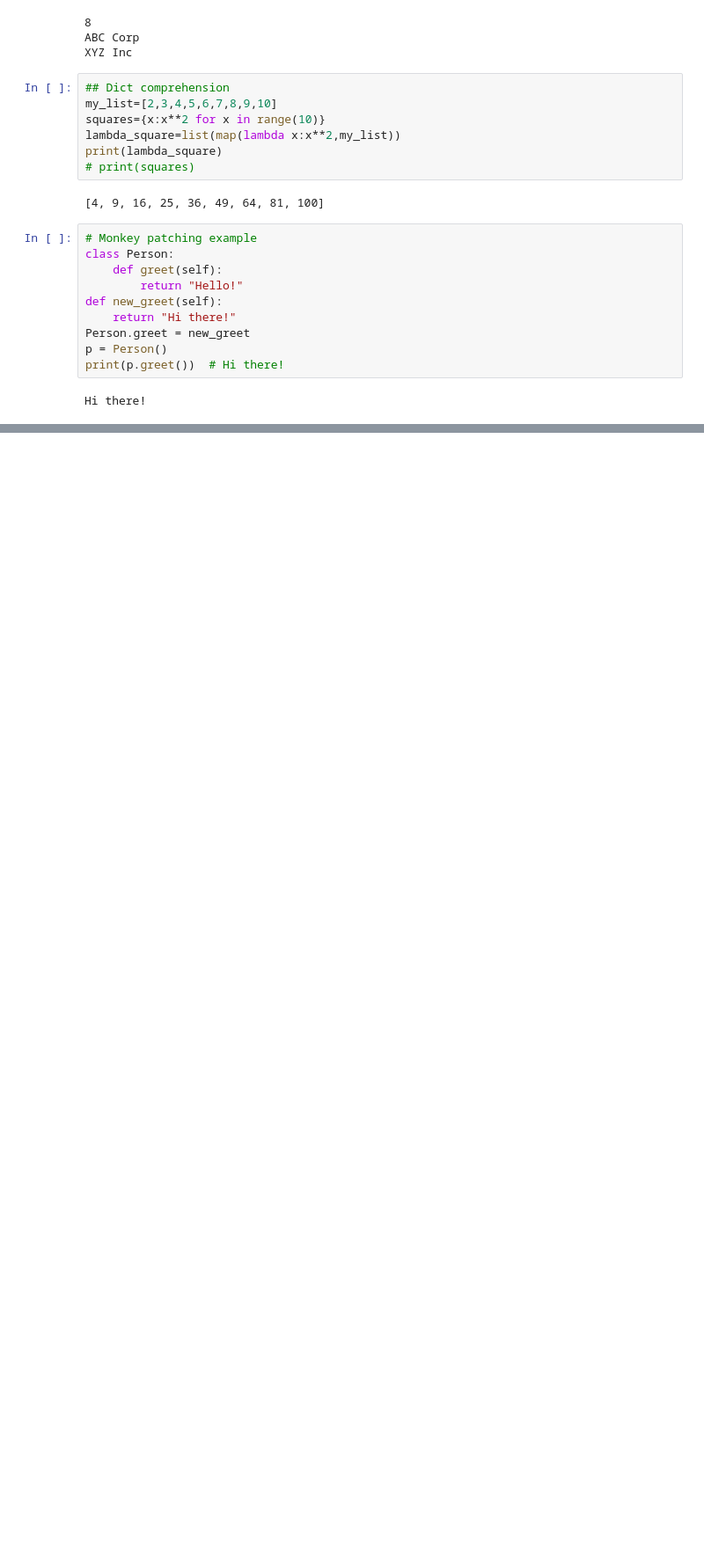
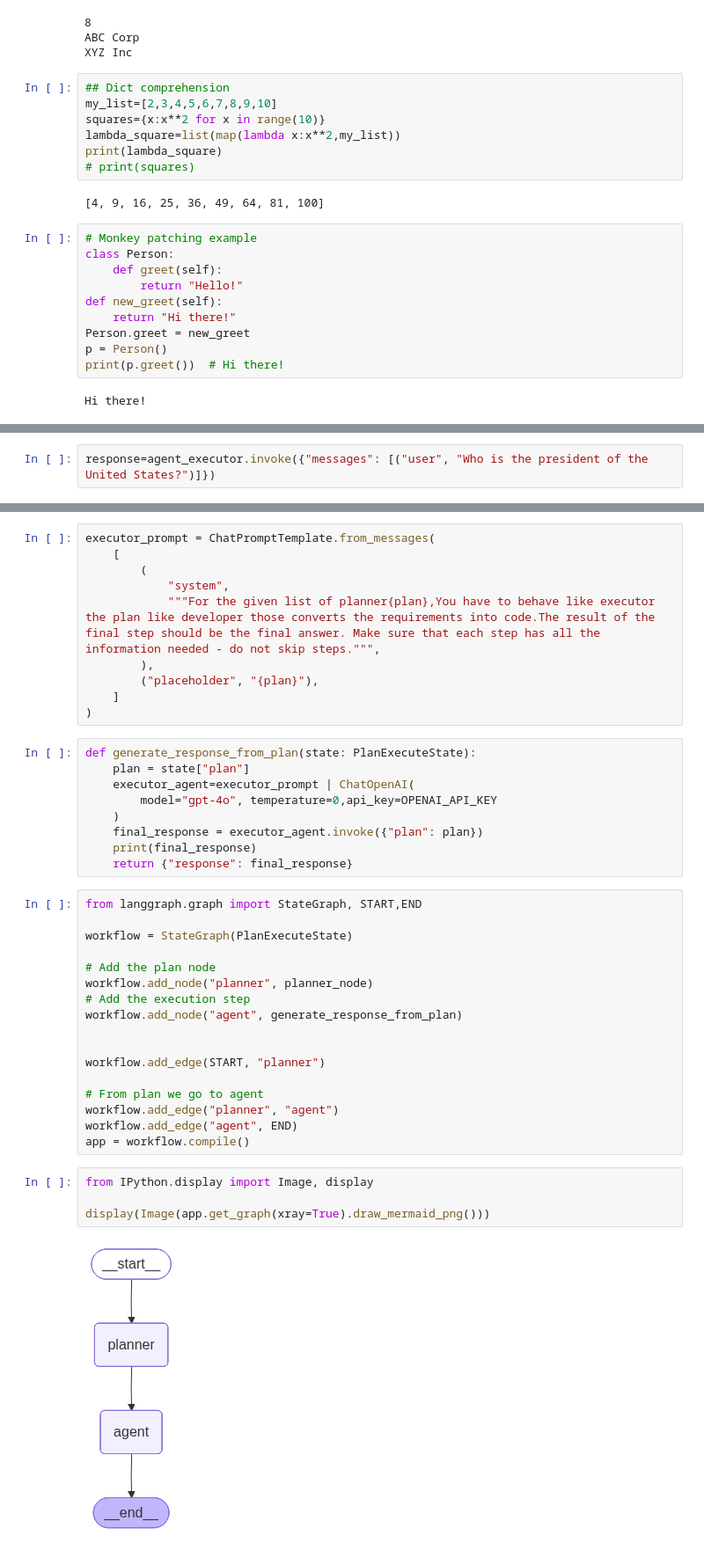
Before and after one commit to MrEhtsham0/mcp-demo, a Jupyter notebook: app/notebooks/python_interview.ipynb, the cells around one changed output, grey strips where cells are left out. Shown: that part at 88% size. Cells and saved outputs as stored; diff of their text form; blank space fills up the shorter version.

```diff
--- a/app/notebooks/python_interview.ipynb
+++ b/app/notebooks/python_interview.ipynb
@@ -75,0 +132,2 @@ Hi there!
+# %%
+response=agent_executor.invoke({"messages": [("user", "Who is the president of the United States?")]})
@@ -75,0 +191,42 @@ Hi there!
+# %%
+executor_prompt = ChatPromptTemplate.from_messages(
+    [
+        (
+            "system",
+            """For the given list of planner{plan},You have to behave like executor the plan like developer those converts the requirements into code.The result of the final step should be the final answer. Make sure that each step has all the information needed - do not skip steps.""",
+        ),
+        ("placeholder", "{plan}"),
+    ]
+)
+# %%
+def generate_response_from_plan(state: PlanExecuteState):
+    plan = state["plan"]
+    executor_agent=executor_prompt | ChatOpenAI(
+        model="gpt-4o", temperature=0,api_key=OPENAI_API_KEY
+    )
+    final_response = executor_agent.invoke({"plan": plan})
+    print(final_response)
+    return {"response": final_response}
+# %%
+from langgraph.graph import StateGraph, START,END
+
+workflow = StateGraph(PlanExecuteState)
+
+# Add the plan node
+workflow.add_node("planner", planner_node)
+# Add the execution step
+workflow.add_node("agent", generate_response_from_plan)
+
+
+workflow.add_edge(START, "planner")
+
+# From plan we go to agent
+workflow.add_edge("planner", "agent")
+workflow.add_edge("agent", END)
+app = workflow.compile()
+# %%
+from IPython.display import Image, display
+
+display(Image(app.get_graph(xray=True).draw_mermaid_png()))
+# %% [output]
+[figure, added]
```
Also changed, not shown: parts of 34 cells of this notebook, 3 other files.
